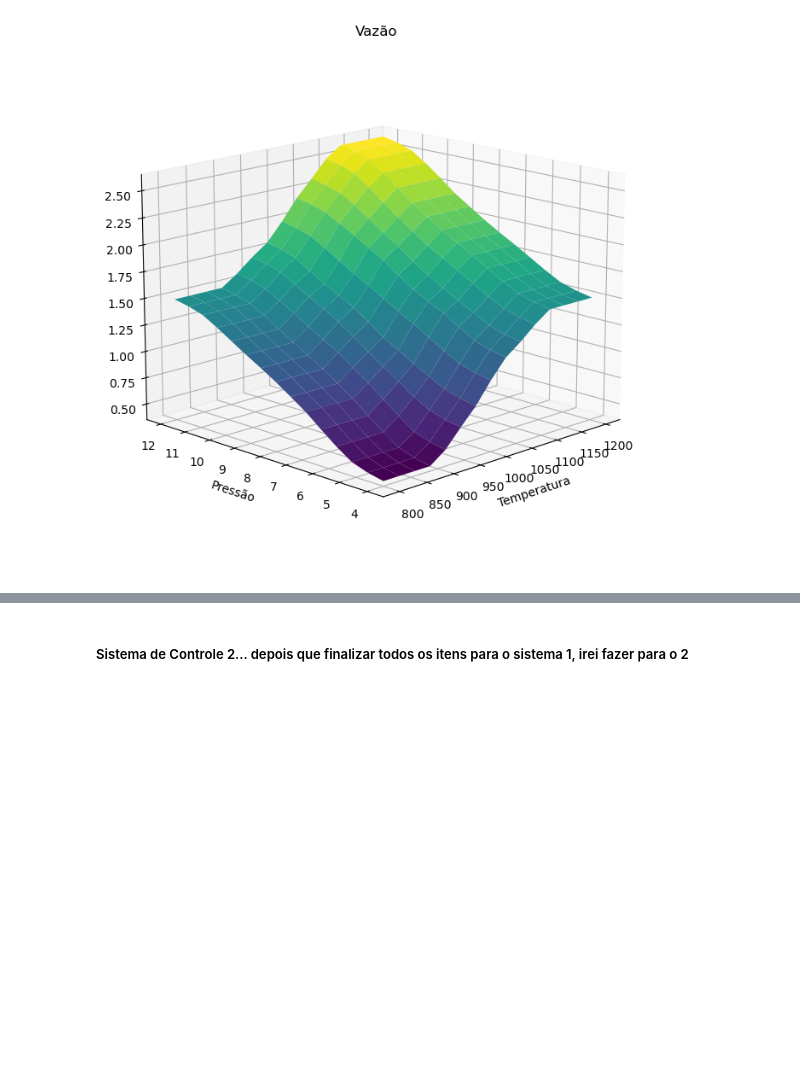
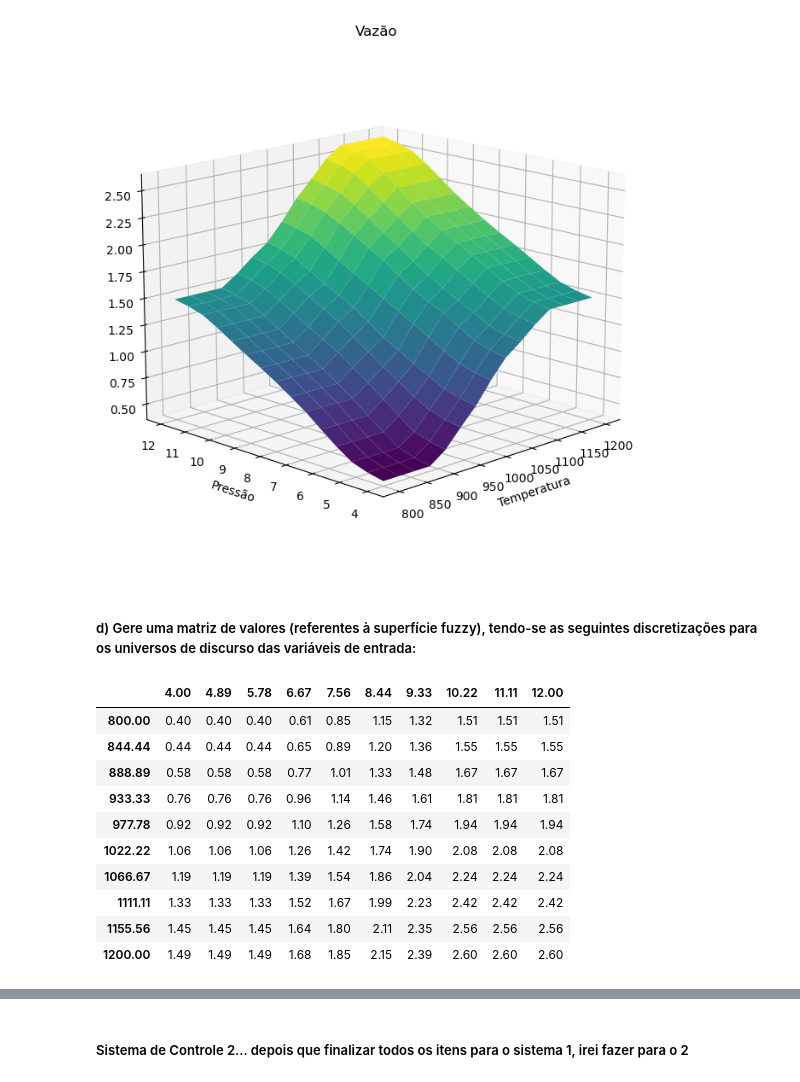
Before and after one commit to antoniolmcandido/fuzzy-with-python, a Jupyter notebook: notebook2.ipynb, the cells around one changed output, grey strips where cells are left out. Saved outputs shown, nothing was run; the diff lists cells and outputs as text; code cells hidden in the pictures; blank space fills up the shorter version.

```diff
--- a/notebook2.ipynb
+++ b/notebook2.ipynb
@@ -209,7 +210,4 @@ Erro Relativo Percentual Médio: 1.87%
 # %%
-sistema_controle = ctrl.controlsystem.   ControlSystem([regra1, regra2, regra3, regra4, regra5,
-                                                        regra6, regra7, regra8, regra9])
-
 sistema = ctrl.ControlSystemSimulation(sistema_controle, flush_after_run = 15 * 15 + 1)
 
 amostraX = np.linspace(800, 1200, 15)
@@ -240,3 +238,37 @@ plt.title('Vazão')
 ax.view_init(15, 225)
 # %% [output]
 [figure]
+# %% [markdown]
+##### d) Gere uma matriz de valores (referentes à superfície fuzzy), tendo-se as seguintes discretizações para os universos de discurso das variáveis de entrada:
+# %%
+sistema = ctrl.ControlSystemSimulation(sistema_controle, flush_after_run = 10 * 10 + 1)
+
+amostraX = np.linspace(800, 1200, 10)
+amostraY = np.linspace(4, 12, 10)
+amostraZ = np.linspace(0, 3, 10)
+
+x, y = np.meshgrid(amostraX, amostraY)
+z, _ = np.meshgrid(amostraZ, amostraZ)
+z = np.zeros_like(z)
+
+for i in range(10):
+    for j in range(10):
+        sistema.input['temperatura'] = x[i, j]
+        sistema.input['pressao'] = y[i, j]
+        sistema.compute()
+        z[i, j] = sistema.output['vazao'].round(2)
+
+z = pd.DataFrame(z, index = amostraX.round(2), columns = amostraY.round(2))
+display(z)
+# %% [output]
+|  | 4.00 | 4.89 | 5.78 | 6.67 | 7.56 | 8.44 | 9.33 | 10.22 | 11.11 | 12.00 |
+| 800.00 | 0.40 | 0.40 | 0.40 | 0.61 | 0.85 | 1.15 | 1.32 | 1.51 | 1.51 | 1.51 |
+| 844.44 | 0.44 | 0.44 | 0.44 | 0.65 | 0.89 | 1.20 | 1.36 | 1.55 | 1.55 | 1.55 |
+| 888.89 | 0.58 | 0.58 | 0.58 | 0.77 | 1.01 | 1.33 | 1.48 | 1.67 | 1.67 | 1.67 |
+| 933.33 | 0.76 | 0.76 | 0.76 | 0.96 | 1.14 | 1.46 | 1.61 | 1.81 | 1.81 | 1.81 |
+| 977.78 | 0.92 | 0.92 | 0.92 | 1.10 | 1.26 | 1.58 | 1.74 | 1.94 | 1.94 | 1.94 |
+| 1022.22 | 1.06 | 1.06 | 1.06 | 1.26 | 1.42 | 1.74 | 1.90 | 2.08 | 2.08 | 2.08 |
+| 1066.67 | 1.19 | 1.19 | 1.19 | 1.39 | 1.54 | 1.86 | 2.04 | 2.24 | 2.24 | 2.24 |
+| 1111.11 | 1.33 | 1.33 | 1.33 | 1.52 | 1.67 | 1.99 | 2.23 | 2.42 | 2.42 | 2.42 |
+| 1155.56 | 1.45 | 1.45 | 1.45 | 1.64 | 1.80 | 2.11 | 2.35 | 2.56 | 2.56 | 2.56 |
+| 1200.00 | 1.49 | 1.49 | 1.49 | 1.68 | 1.85 | 2.15 | 2.39 | 2.60 | 2.60 | 2.60 |
```
Also changed, not shown: parts of 8 cells of this notebook.
